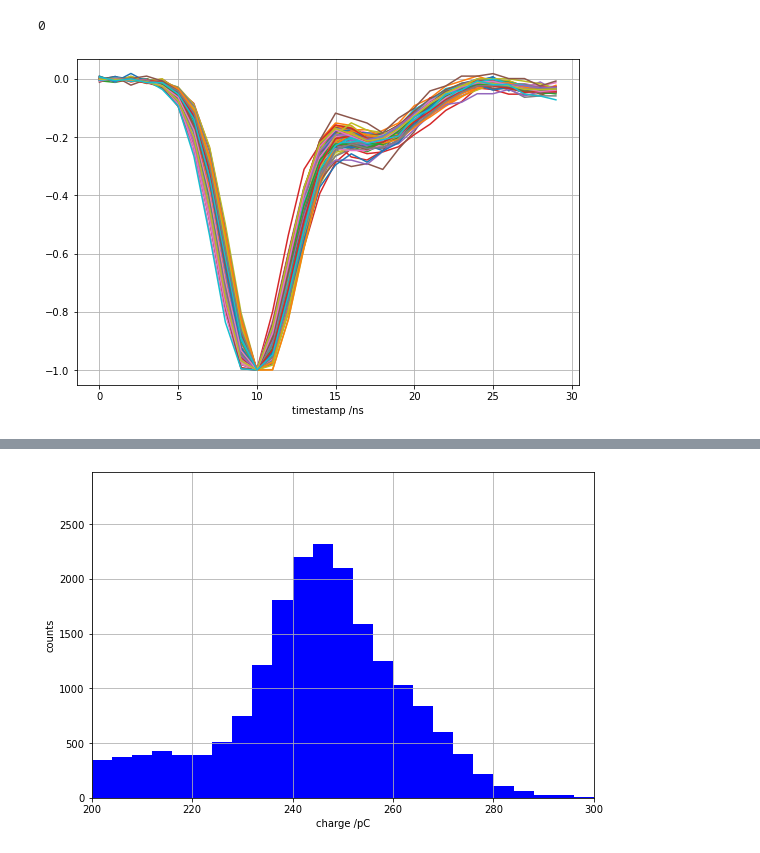
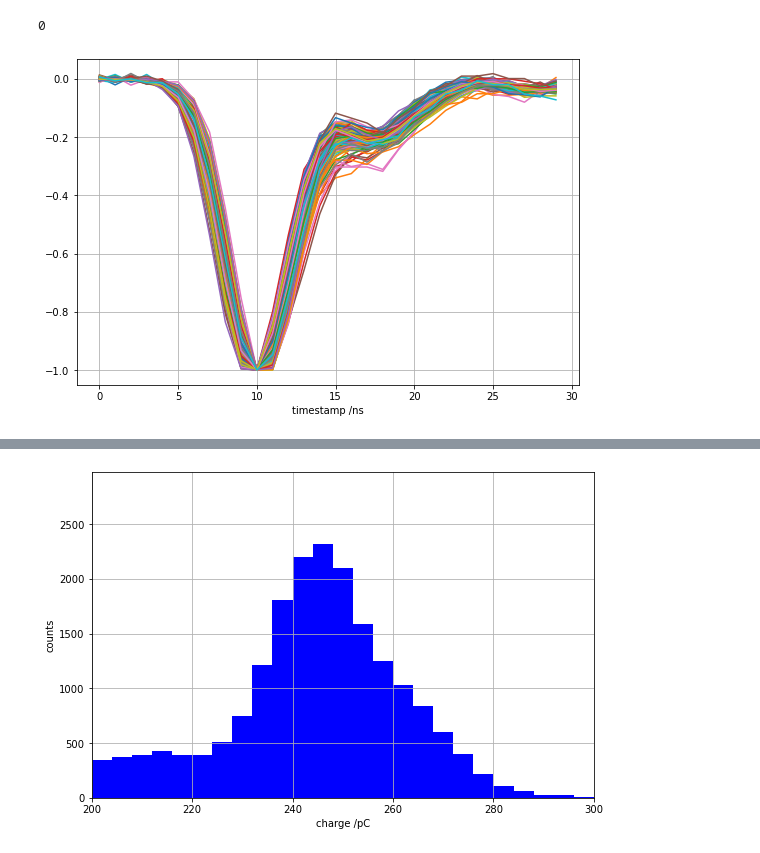
Before and after one commit to SuperNEMO-DBD/PMT-ShapeAnalysis, a Jupyter notebook: pmt_he_study/pulse_fitter.ipynb, the cells around one changed output, grey strips where cells are left out. Drawn from its saved outputs; the diff is of its cells as text; code cells hidden in the pictures.

```diff
--- a/pmt_he_study/pulse_fitter.ipynb
+++ b/pmt_he_study/pulse_fitter.ipynb
@@ -77,45 +79,46 @@ def gaus(x, A, mu, sig):
 def bi_fun(x, A, mu, sig):
     return A*(gaus(x,7.08,mu,sig) + gaus(x, 1.84, mu*(1 + 72.144/975.651), sig*1.036) + gaus(x, 0.44, mu*(1 + 84.154/975.651), sig*1.042))
 # %%
-average_waveform = []
-average_counter = 0
+average_waveform = [[],[]]
+average_counter = [0,0]
 fig = plt.figure(figsize=(9,6), facecolor='white')
 for i in range(int(traces.length)):
     trace = traces[i].firstChild.data.split(" ")[:-1]
     channel = int(traces[i].attributes['channel'].value)
-    if channel == 1:
-        continue
     waveform = np.array(trace, dtype='float')
 
     baseline = get_baseline(waveform)
     amplitude = get_amplitude(waveform, baseline)
+
+    if average_counter[channel] == 100:
+        continue
 
     if amplitude > -100:
         continue
 
     if 0 in waveform:
         continue
     else:
-        if len(average_waveform) == 0:
-            average_waveform = np.zeros_like(waveform[:30])
+        if len(average_waveform[channel]) == 0:
+            average_waveform[channel] = np.zeros_like(waveform[:30])
         else:
             pos = np.argmin(waveform - baseline)
             size = np.min(waveform - baseline)
             if pos > 700:
                 continue
             plt.plot(-1*(waveform - baseline)[pos-10:pos+20]/size)
 
-            average_counter += 1
-            average_waveform += -1*(waveform - baseline)[pos-10:pos+20]/size
+            average_counter[channel] += 1
+            average_waveform[channel] += -1*(waveform - baseline)[pos-10:pos+20]/size
 
-            if average_counter == 100:
+            if average_counter[0] == 100 and average_counter[1] == 100:
                 break
 
     if i % 1000 == 0:
         print(i)
 
 plt.grid()
 plt.xlabel('timestamp /ns')
 plt.savefig('/Users/williamquinn/Desktop/pulses.pdf')
 # %% [output]
-[figure, old version]
+[figure, new version]
```
Also changed, not shown: parts of 6 cells of this notebook, 1 other file.
